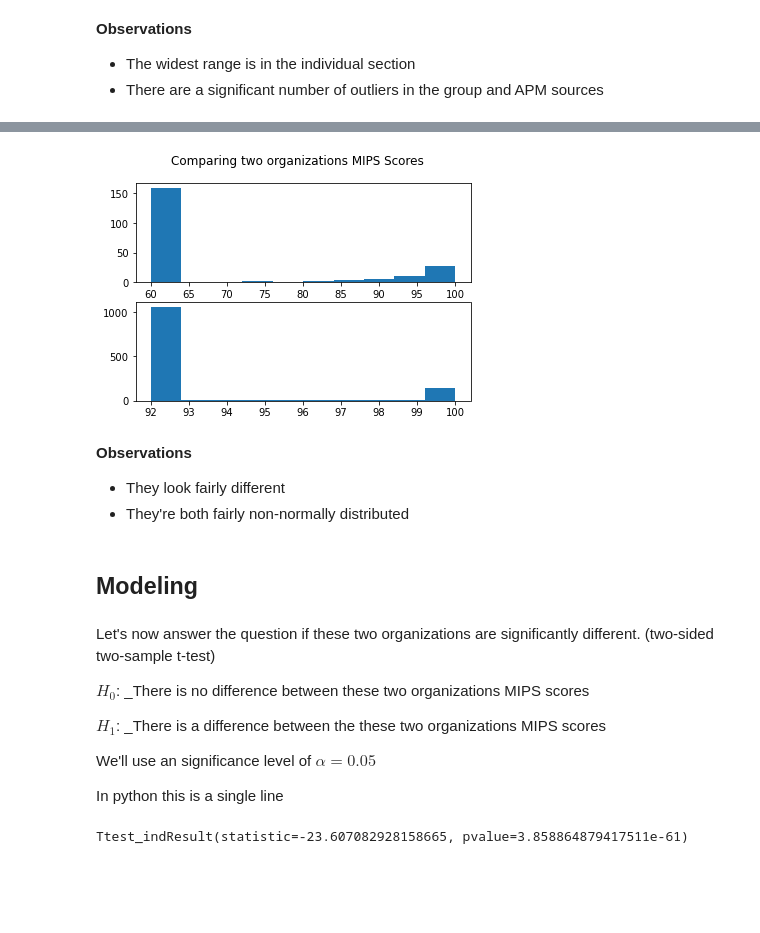
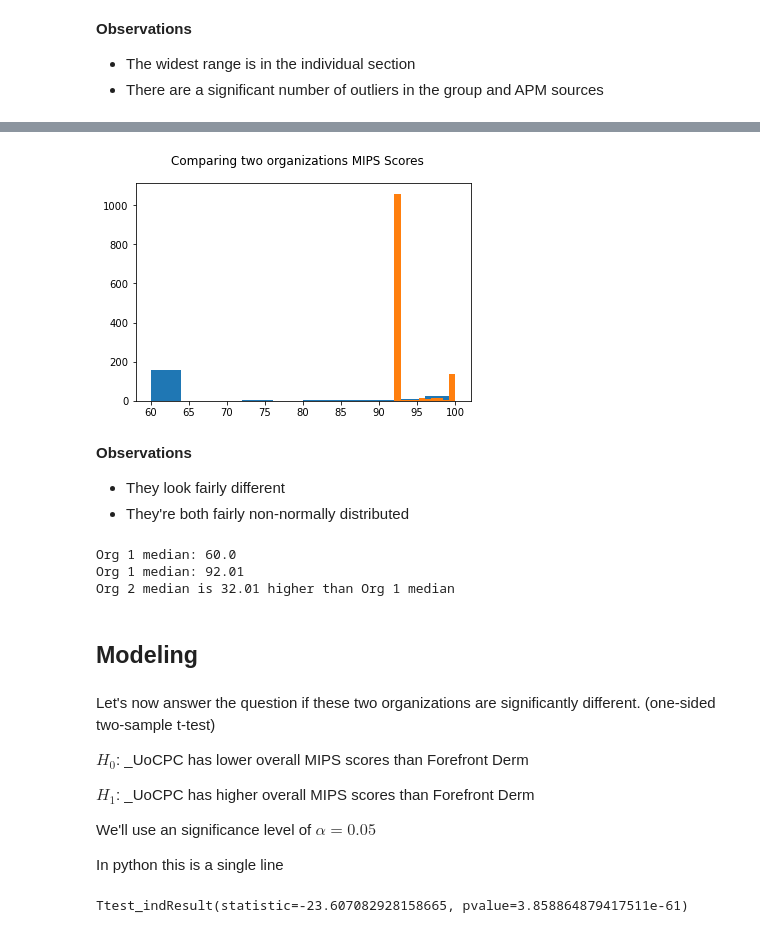
Before and after one commit to willmbennett/signal_processing_blog, a Jupyter notebook: index.ipynb, the cells around one changed output, grey strips where cells are left out. Saved outputs shown, nothing was run; the diff lists cells and outputs as text; code cells hidden in the pictures; blank space fills up the shorter version.

Commit message:
changing mean to median

```diff
--- a/index.ipynb
+++ b/index.ipynb
@@ -195,30 +188,42 @@ df_clean[source_filter]['Org_PAC_ID'].astype('str').value_counts()
 Name: Org_PAC_ID, Length: 35044, dtype: int64
 # %%
-# Exploring the top two organizations
-org_1 = 3779471701
-org_2 = 2264344480
+# Identifying the organization IDs
+org_1 = 3779471701 #Forefront Dermatology
+org_2 = 2264344480 # University Of Cincinnati Physicians Company LLC
 
 org_1_data = df_clean[ df_clean['Org_PAC_ID']==org_1 ]['final_MIPS_score']
 org_2_data = df_clean[ df_clean['Org_PAC_ID']==org_2 ]['final_MIPS_score']
 
-fig, axs = plt.subplots(2)
+fig, ax = plt.subplots()
 fig.suptitle('Comparing two organizations MIPS Scores')
-axs[0].hist(org_1_data)
-axs[1].hist(org_2_data);
+ax.hist(org_1_data)
+ax.hist(org_2_data);
 # %% [output]
-[figure, old version]
+[figure, new version]
 # %% [markdown]
 **Observations**
 - They look fairly different
 - They're both fairly non-normally distributed
+# %%
+org_1_med = round(np.median(org_1_data),2)
+org_2_med = round(np.median(org_2_data),2)
+ord_2_1_diff = round(org_2_med - org_1_med,2)
+
+print(f'Org 1 median: {org_1_med}')
+print(f'Org 1 median: {org_2_med}')
+print(f'Org 2 median is {ord_2_1_diff} higher than Org 1 median')
+# %% [output]
+Org 1 median: 60.0
+Org 1 median: 92.01
+Org 2 median is 32.01 higher than Org 1 median
 # %% [markdown]
 ## Modeling
 # %% [markdown]
-Let's now answer the question if these two organizations are significantly different. (two-sided two-sample t-test)
+Let's now answer the question if these two organizations are significantly different. (one-sided two-sample t-test)
 
-$H_0$: _There is no difference between these two organizations MIPS scores
+$H_0$: _UoCPC has lower overall MIPS scores than Forefront Derm
 
-$H_1$: _There is a difference between the these two organizations MIPS scores
+$H_1$: _UoCPC has higher overall MIPS scores than Forefront Derm
 
 We'll use an significance level of $\alpha = 0.05$
 
```
Also changed, not shown: parts of 10 cells of this notebook.
